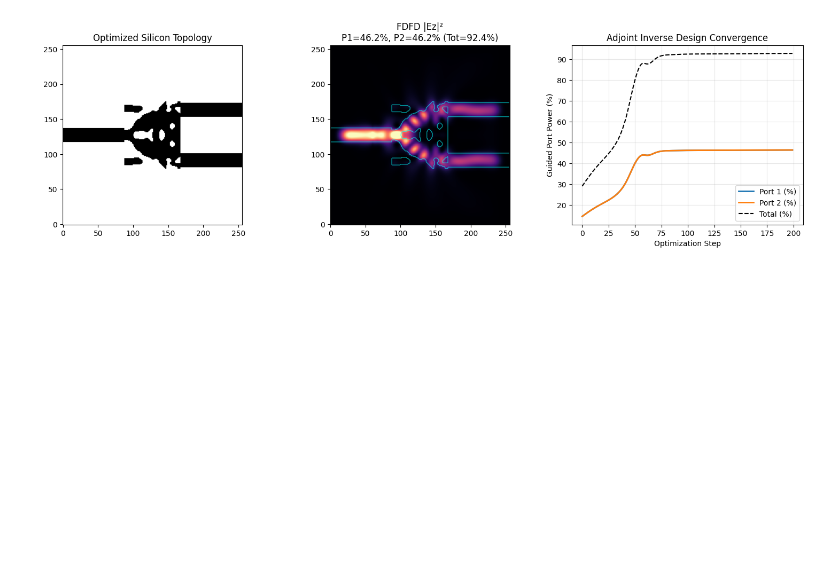
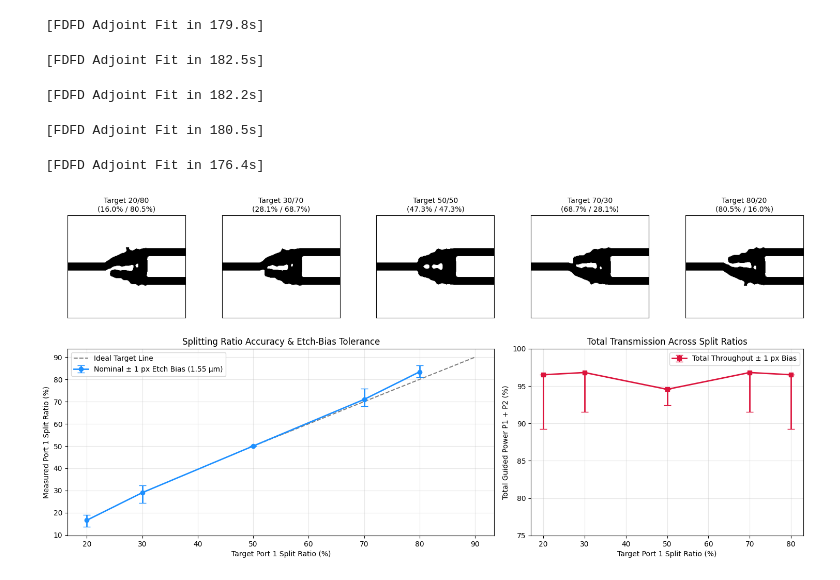
Before and after one commit to samuelnoger/neural-photonics, a Jupyter notebook: fit_design.ipynb, the cells around one changed output. Drawn from its saved outputs; the diff is of its cells as text; code cells hidden in the pictures; blank space fills up the shorter version.

Commit message:
Refactor inverse design to exact FDFD adjoint solver with port pinning and robustness

```diff
--- a/fit_design.ipynb
+++ b/fit_design.ipynb
@@ -15,4 +37,21 @@ FDFD Adjoint Fit: target_ratio=0.500, t1=0.462, t2=0.462, total=0.924
 # %%
-plot_result(res_adj)
+ratios = [0.2, 0.3, 0.5, 0.7, 0.8]
+sweep_results = {}
+
+for r in ratios:
+    res = fitter.fit(
+        target_ratio=r,
+        init_mode=initial_desig,
+        steps=180,
+        lr=0.05,
+        robust_delta=0.3,
+        robust_start=0.65,
+    )
+    rob = robustness(fitter, res["rho"], target_ratio=r, biases=(-1, 0, 1), wls=(1.53, 1.55, 1.57), verbose=False)
+    sweep_results[r] = {"fit": res, "rob": rob}
 # %% [output]
-[figure, removed]
+ [FDFD Adjoint Fit in 179.8s]
+ [FDFD Adjoint Fit in 182.5s]
+ [FDFD Adjoint Fit in 182.2s]
+ [FDFD Adjoint Fit in 180.5s]
+ [FDFD Adjoint Fit in 176.4s]
@@ -30,0 +58,57 @@ plot_result(res_adj)
+# %%
+fig = plt.figure(figsize=(15, 7.5))
+gs = fig.add_gridspec(2, 5, height_ratios=[1.0, 1.15])
+
+# Top row: Optimized binary silicon topologies for each split ratio
+for idx, r in enumerate(ratios):
+    ax = fig.add_subplot(gs[0, idx])
+    eps_grid = sweep_results[r]["fit"]["eps_norm"]
+    t1 = sweep_results[r]["fit"]["t1_fit"] * 100
+    t2 = sweep_results[r]["fit"]["t2_fit"] * 100
+    ax.imshow(eps_grid.T, cmap="Greys", origin="lower")
+    ax.set_title(f"Target {r*100:.0f}/{(1-r)*100:.0f}\n({t1:.1f}% / {t2:.1f}%)", fontsize=10)
+    ax.set_xticks([])
+    ax.set_yticks([])
+
+# Extract nominal (0 px) and ±1 px etch-bias bounds at λ = 1.55 μm (index 1)
+targets_pct = np.array(ratios) * 100
+nom_ratio = np.array([sweep_results[r]["rob"]["ratio"][1, 1] * 100 for r in ratios])
+min_ratio = np.array([sweep_results[r]["rob"]["ratio"][1, :].min() * 100 for r in ratios])
+max_ratio = np.array([sweep_results[r]["rob"]["ratio"][1, :].max() * 100 for r in ratios])
+
+nom_tot = np.array([sweep_results[r]["rob"]["total"][1, 1] * 100 for r in ratios])
+min_tot = np.array([sweep_results[r]["rob"]["total"][1, :].min() * 100 for r in ratios])
+max_tot = np.array([sweep_results[r]["rob"]["total"][1, :].max() * 100 for r in ratios])
+
+# Bottom-left: Achieved vs. Target Split Ratio with ±1 px bias bars
+ax_r = fig.add_subplot(gs[1, :3])
+ax_r.plot([50, 90], [50, 90], "--", color="gray", label="Ideal Target Line")
+ax_r.errorbar(
+    targets_pct, nom_ratio,
+    yerr=[nom_ratio - min_ratio, max_ratio - nom_ratio],
+    fmt="o-", lw=2, capsize=5, color="dodgerblue", label="Nominal ± 1 px Etch Bias (1.55 μm)"
+)
+ax_r.set_xlabel("Target Port 1 Split Ratio (%)")
+ax_r.set_ylabel("Measured Port 1 Split Ratio (%)")
+ax_r.set_title("Splitting Ratio Accuracy & Etch-Bias Tolerance")
+ax_r.grid(True, alpha=0.3)
+ax_r.legend()
+
+# Bottom-right: Total Transmission (P1 + P2) across Split Ratios
+ax_t = fig.add_subplot(gs[1, 3:])
+ax_t.errorbar(
+    targets_pct, nom_tot,
+    yerr=[nom_tot - min_tot, max_tot - nom_tot],
+    fmt="s-", lw=2, capsize=5, color="crimson", label="Total Throughput ± 1 px Bias"
+)
+ax_t.set_xlabel("Target Port 1 Split Ratio (%)")
+ax_t.set_ylabel("Total Guided Power P1 + P2 (%)")
+ax_t.set_ylim(75, 100)
+ax_t.set_title("Total Transmission Across Split Ratios")
+ax_t.grid(True, alpha=0.3)
+ax_t.legend()
+
+plt.tight_layout()
+plt.show()
+# %% [output]
+[figure, added]
```
Also changed, not shown: parts of 3 cells of this notebook, 3 other files.
